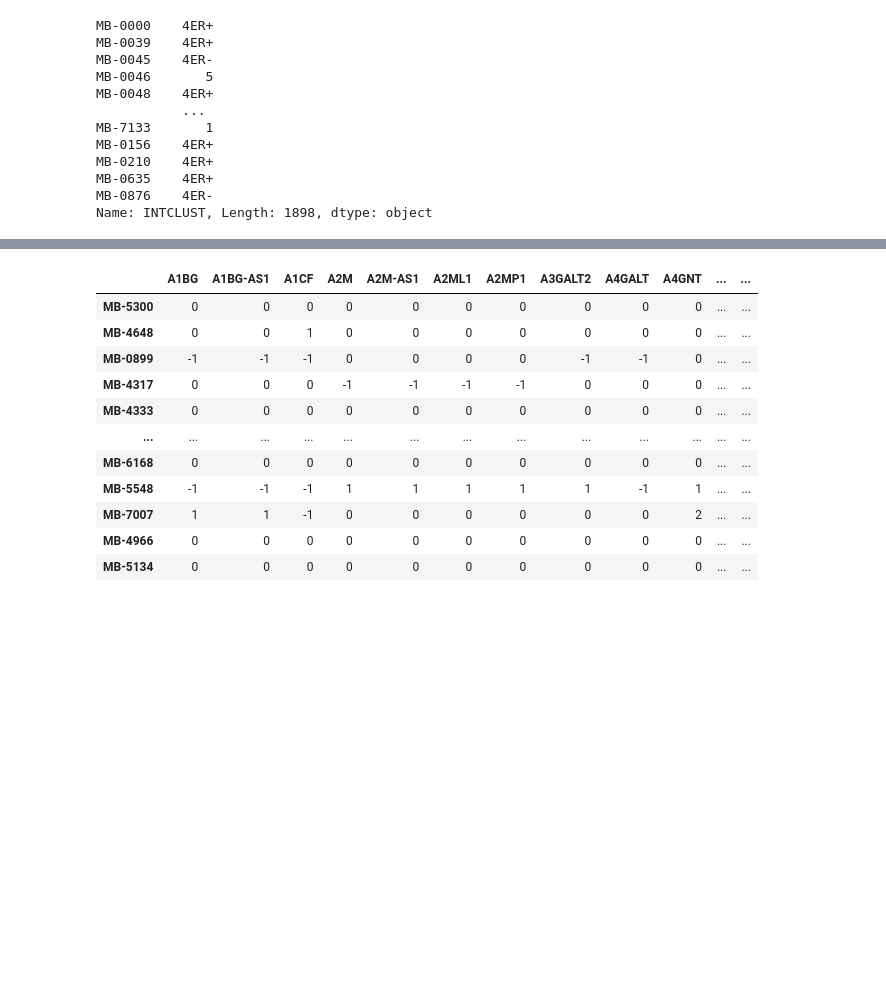
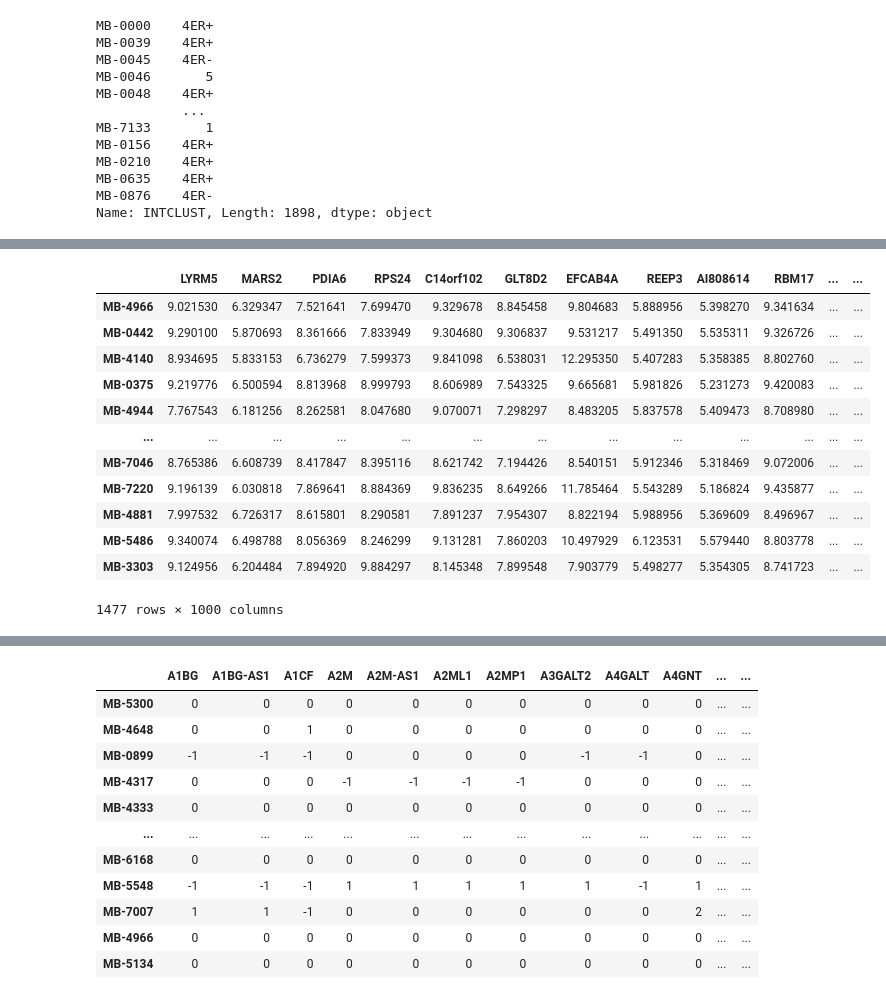
Before and after one commit to RMichae1/biohack2020, a Jupyter notebook: modeling.ipynb, the cells around one changed output, grey strips where cells are left out. Cells and saved outputs as stored; diff of their text form; code cells hidden in the pictures; blank space fills up the shorter version.

```diff
--- a/modeling.ipynb
+++ b/modeling.ipynb
@@ -196,0 +229,18 @@ print(zero_one_loss(y_test, y_hat))
+# %%
+top_gene_list = list(X_gene_train.iloc[:, gene_expr_clf.support_])
+top_gene_train_df = X_gene_train.iloc[:, gene_expr_clf.support_]
+top_gene_train_df
+# %% [output]
+|  | LYRM5 | MARS2 | PDIA6 | RPS24 | C14orf102 | GLT8D2 | EFCAB4A | REEP3 | AI808614 | RBM17 | ... | ... |
+| MB-4966 | 9.021530 | 6.329347 | 7.521641 | 7.699470 | 9.329678 | 8.845458 | 9.804683 | 5.888956 | 5.398270 | 9.341634 | ... | ... |
+| MB-0442 | 9.290100 | 5.870693 | 8.361666 | 7.833949 | 9.304680 | 9.306837 | 9.531217 | 5.491350 | 5.535311 | 9.326726 | ... | ... |
+| MB-4140 | 8.934695 | 5.833153 | 6.736279 | 7.599373 | 9.841098 | 6.538031 | 12.295350 | 5.407283 | 5.358385 | 8.802760 | ... | ... |
+| MB-0375 | 9.219776 | 6.500594 | 8.813968 | 8.999793 | 8.606989 | 7.543325 | 9.665681 | 5.981826 | 5.231273 | 9.420083 | ... | ... |
+| MB-4944 | 7.767543 | 6.181256 | 8.262581 | 8.047680 | 9.070071 | 7.298297 | 8.483205 | 5.837578 | 5.409473 | 8.708980 | ... | ... |
+| ... | ... | ... | ... | ... | ... | ... | ... | ... | ... | ... | ... | ... |
+| MB-7046 | 8.765386 | 6.608739 | 8.417847 | 8.395116 | 8.621742 | 7.194426 | 8.540151 | 5.912346 | 5.318469 | 9.072006 | ... | ... |
+| MB-7220 | 9.196139 | 6.030818 | 7.869641 | 8.884369 | 9.836235 | 8.649266 | 11.785464 | 5.543289 | 5.186824 | 9.435877 | ... | ... |
+| MB-4881 | 7.997532 | 6.726317 | 8.615801 | 8.290581 | 7.891237 | 7.954307 | 8.822194 | 5.988956 | 5.369609 | 8.496967 | ... | ... |
+| MB-5486 | 9.340074 | 6.498788 | 8.056369 | 8.246299 | 9.131281 | 7.860203 | 10.497929 | 6.123531 | 5.579440 | 8.803778 | ... | ... |
+| MB-3303 | 9.124956 | 6.204484 | 7.894920 | 9.884297 | 8.145348 | 7.899548 | 7.903779 | 5.498277 | 5.354305 | 8.741723 | ... | ... |
+1477 rows × 1000 columns
```
Also changed, not shown: parts of 26 cells of this notebook, 3 other files.
